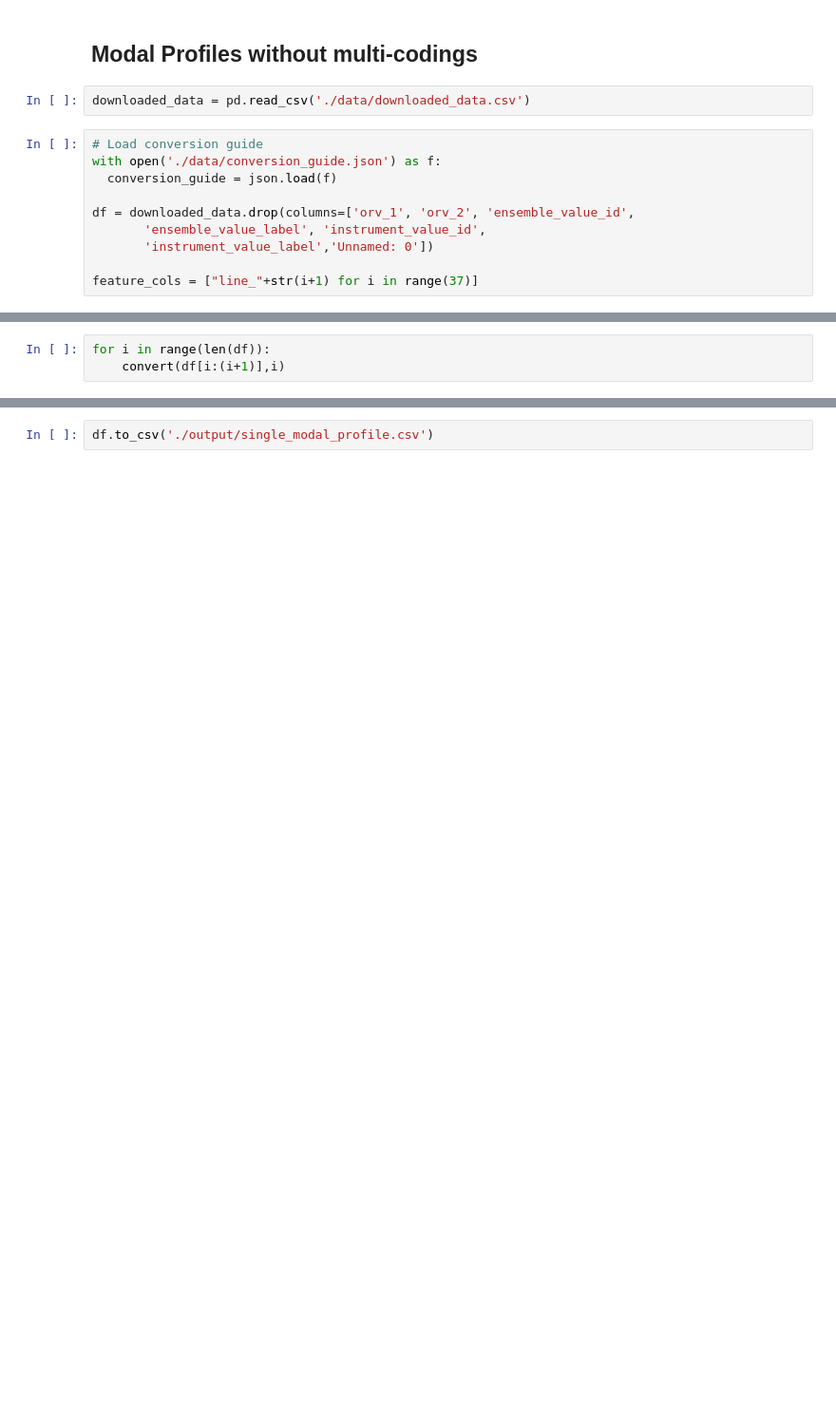
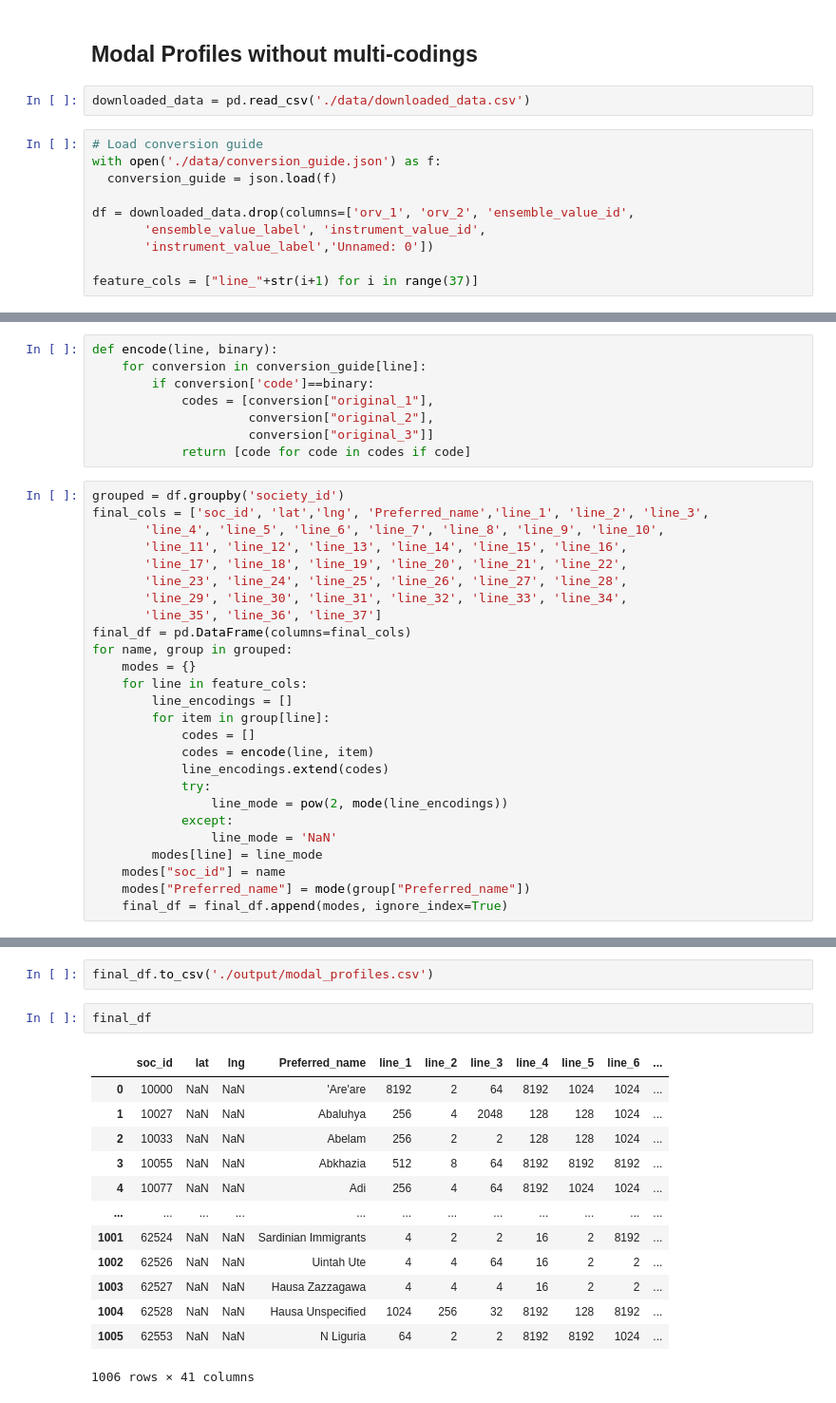
Before and after one commit to theglobaljukebox/Woodetal2021-Analysis, a Jupyter notebook: Modal Profiles.ipynb, the cells around one changed output, grey strips where cells are left out. Shown at 95% size. Cells and saved outputs as stored; diff of their text form; blank space fills up the shorter version.

Commit message:
update modal profiles

```diff
--- a/Modal Profiles.ipynb
+++ b/Modal Profiles.ipynb
@@ -72,3 +49,34 @@ def convert(input_matrix, i):
-# %%
-for i in range(len(df)):
-    convert(df[i:(i+1)],i)
+# %%
+def encode(line, binary):
+    for conversion in conversion_guide[line]:
+        if conversion['code']==binary:
+            codes = [conversion["original_1"],
+                     conversion["original_2"],
+                     conversion["original_3"]]
+            return [code for code in codes if code]
+# %%
+grouped = df.groupby('society_id')
+final_cols = ['soc_id', 'lat','lng', 'Preferred_name','line_1', 'line_2', 'line_3',
+       'line_4', 'line_5', 'line_6', 'line_7', 'line_8', 'line_9', 'line_10',
+       'line_11', 'line_12', 'line_13', 'line_14', 'line_15', 'line_16',
+       'line_17', 'line_18', 'line_19', 'line_20', 'line_21', 'line_22',
+       'line_23', 'line_24', 'line_25', 'line_26', 'line_27', 'line_28',
+       'line_29', 'line_30', 'line_31', 'line_32', 'line_33', 'line_34',
+       'line_35', 'line_36', 'line_37']
+final_df = pd.DataFrame(columns=final_cols)
+for name, group in grouped:
+    modes = {}
+    for line in feature_cols:
+        line_encodings = []
+        for item in group[line]:
+            codes = []
+            codes = encode(line, item)
+            line_encodings.extend(codes)
+            try:
+                line_mode = pow(2, mode(line_encodings))
+            except:
+                line_mode = 'NaN'
+        modes[line] = line_mode
+    modes["soc_id"] = name
+    modes["Preferred_name"] = mode(group["Preferred_name"])
+    final_df = final_df.append(modes, ignore_index=True)
@@ -85,2 +95,18 @@ for i, row in df.iterrows():
 # %%
-df.to_csv('./output/single_modal_profile.csv')
+final_df.to_csv('./output/modal_profiles.csv')
+# %%
+final_df
+# %% [output]
+|  | soc_id | lat | lng | Preferred_name | line_1 | line_2 | line_3 | line_4 | line_5 | line_6 | ... |
+| 0 | 10000 | NaN | NaN | 'Are'are | 8192 | 2 | 64 | 8192 | 1024 | 1024 | ... |
+| 1 | 10027 | NaN | NaN | Abaluhya | 256 | 4 | 2048 | 128 | 128 | 1024 | ... |
+| 2 | 10033 | NaN | NaN | Abelam | 256 | 2 | 2 | 128 | 128 | 1024 | ... |
+| 3 | 10055 | NaN | NaN | Abkhazia | 512 | 8 | 64 | 8192 | 8192 | 8192 | ... |
+| 4 | 10077 | NaN | NaN | Adi | 256 | 4 | 64 | 8192 | 1024 | 1024 | ... |
+| ... | ... | ... | ... | ... | ... | ... | ... | ... | ... | ... | ... |
+| 1001 | 62524 | NaN | NaN | Sardinian Immigrants | 4 | 2 | 2 | 16 | 2 | 8192 | ... |
+| 1002 | 62526 | NaN | NaN | Uintah Ute | 4 | 4 | 64 | 16 | 2 | 2 | ... |
+| 1003 | 62527 | NaN | NaN | Hausa Zazzagawa | 4 | 4 | 4 | 16 | 2 | 2 | ... |
+| 1004 | 62528 | NaN | NaN | Hausa Unspecified | 1024 | 256 | 32 | 8192 | 128 | 8192 | ... |
+| 1005 | 62553 | NaN | NaN | N Liguria | 64 | 2 | 2 | 8192 | 8192 | 1024 | ... |
+1006 rows × 41 columns
```
Also changed, not shown: parts of 7 cells of this notebook, 4 other files.
